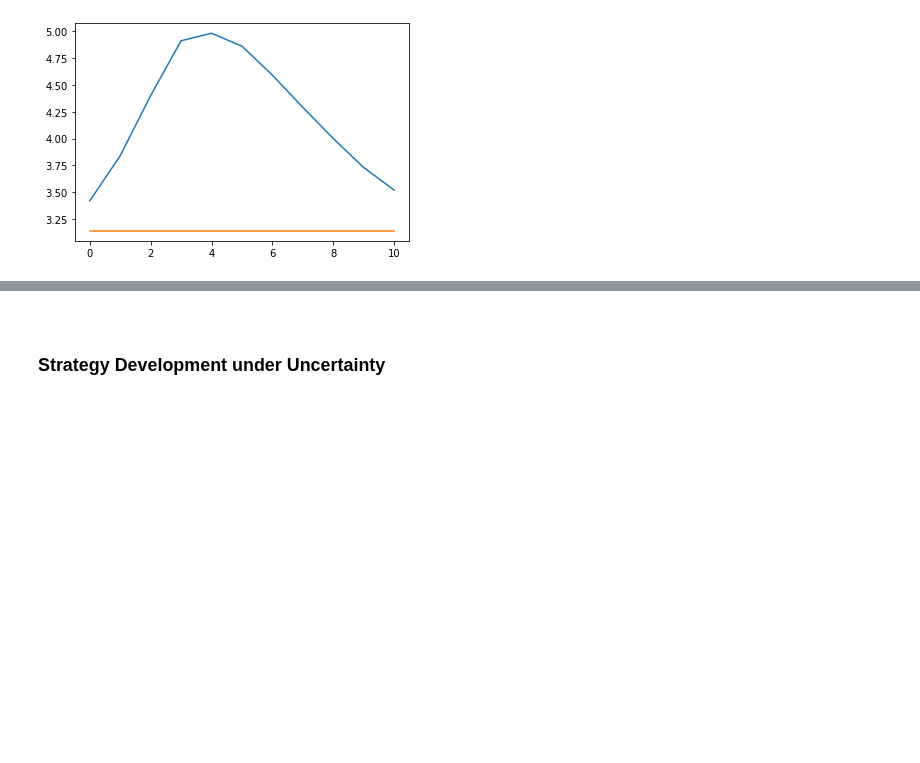
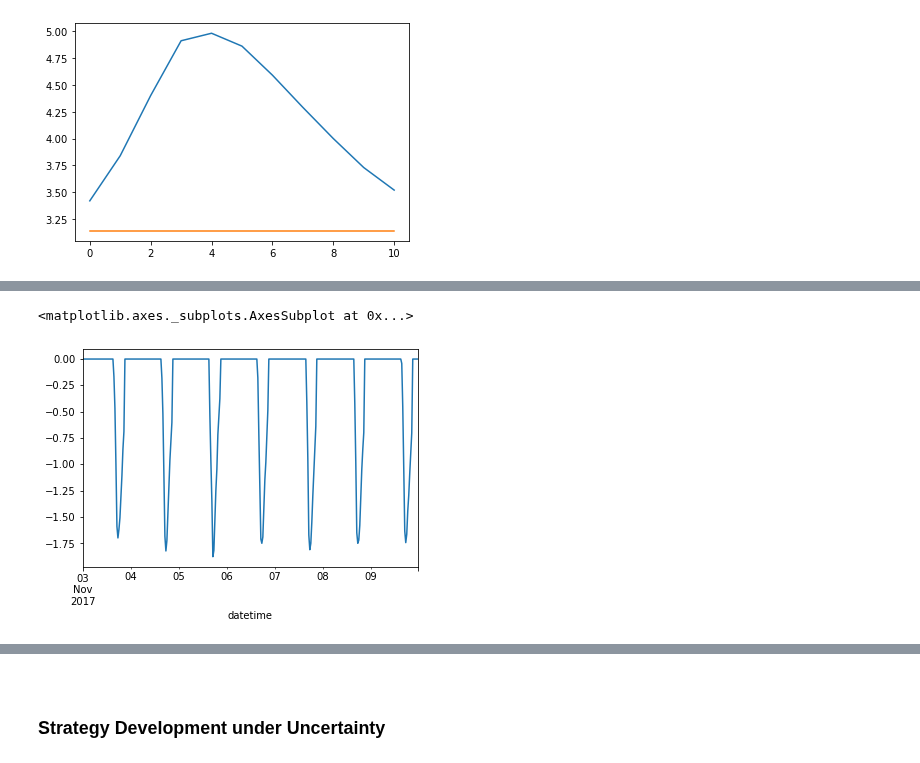
Before and after one commit to AyrtonB/WPD-DS-Challenge, a Jupyter notebook: nbs/02-battery-discharge.ipynb, the cells around one changed output, grey strips where cells are left out. Drawn from its saved outputs; the diff is of its cells as text; code cells hidden in the pictures; blank space fills up the shorter version.

```diff
--- a/nbs/02-battery-discharge.ipynb
+++ b/nbs/02-battery-discharge.ipynb
@@ -341,0 +339,19 @@ plt.plot(discharge_profile)
+# %%
+#exports
+def construct_discharge_s(s_demand, start_time='15:30', end_time='20:30'):
+    s_discharge = pd.Series(index=s_demand.index, dtype=float).fillna(0)
+
+    for dt in s_demand.index.strftime('%Y-%m-%d').unique():
+        evening_demand_profile = s_demand[dt].pipe(extract_evening_demand_profile)
+        adj_evening_demand_profile = flatten_peak(evening_demand_profile)
+        discharge_profile = construct_discharge_profile(evening_demand_profile, adj_evening_demand_profile)
+        s_discharge[f'{dt} {start_time}':f'{dt} {end_time}'] = discharge_profile
+
+    return s_discharge
+# %%
+s_discharge = construct_discharge_s(s_demand, start_time='15:30', end_time='20:30')
+
+s_discharge.iloc[:48*7].plot()
+# %% [output]
+<matplotlib.axes._subplots.AxesSubplot at 0x...>
+[figure, added]
```
Also changed, not shown: parts of 5 cells of this notebook.
